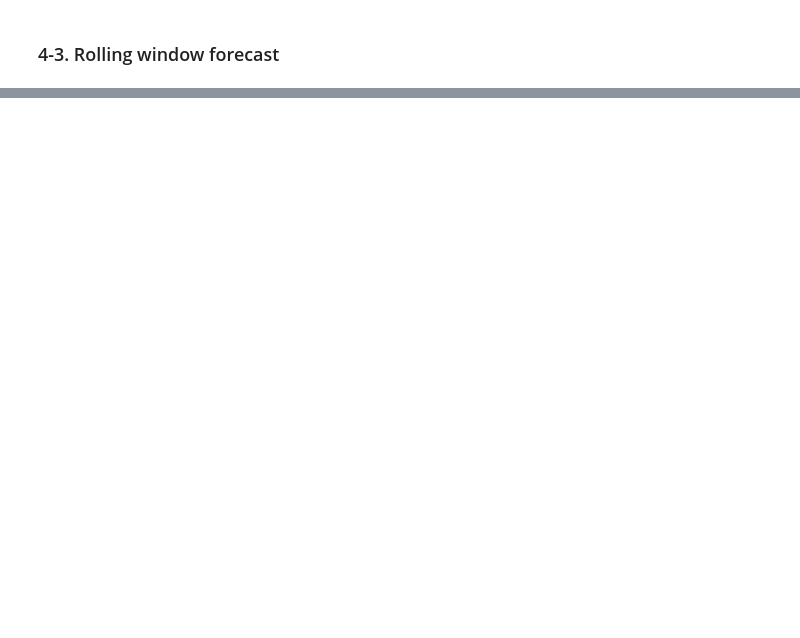
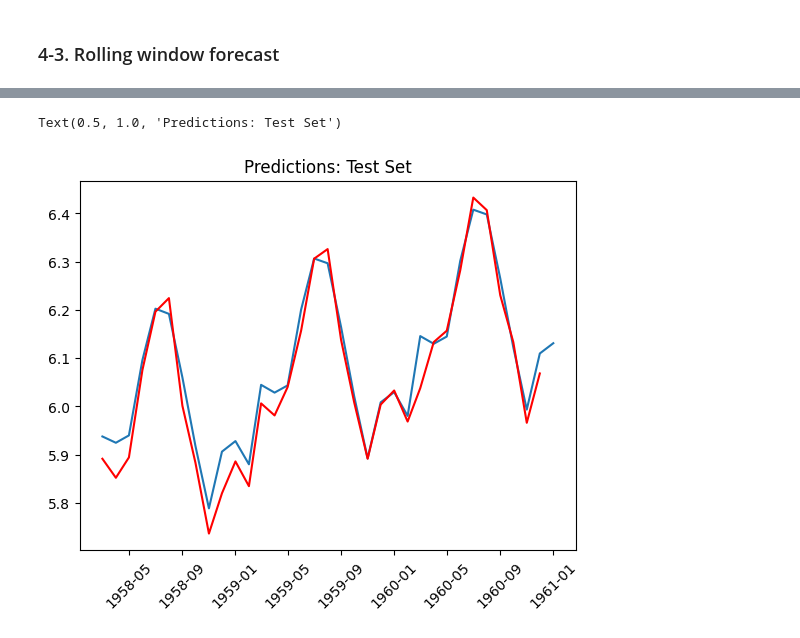
Before and after one commit to myeong-su-choi/time-series, a Jupyter notebook: notebooks/ARIMA Models.ipynb, the cells around one changed output, grey strips where cells are left out. Cells and saved outputs as stored; diff of their text form; code cells hidden in the pictures; blank space fills up the shorter version.

```diff
--- a/notebooks/ARIMA Models.ipynb
+++ b/notebooks/ARIMA Models.ipynb
@@ -614,0 +815,9 @@ plt.plot(predictions,color='red')
+# %%
+pred = res.predict(start=len(train_data), end=(len(df.Passengers)), dynamic=False)
+plt.plot(pred)
+plt.plot(np.log(df.Passengers[110:]),color='red')
+plt.xticks(rotation=45)
+plt.title("Predictions: Test Set")
+# %% [output]
+Text(0.5, 1.0, 'Predictions: Test Set')
+[figure, added]
```
Also changed, not shown: parts of 25 cells of this notebook, 3 other files.
